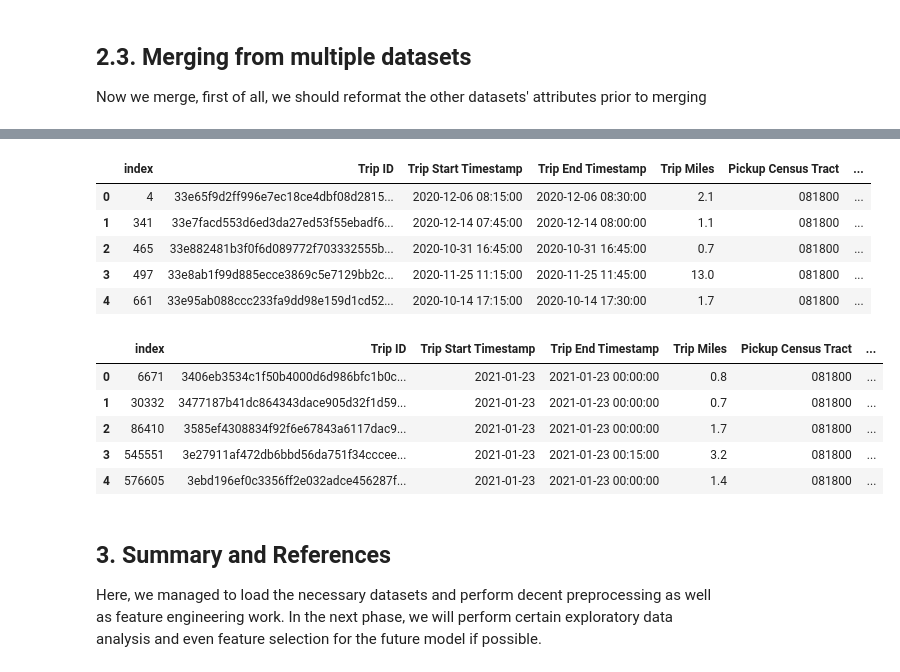
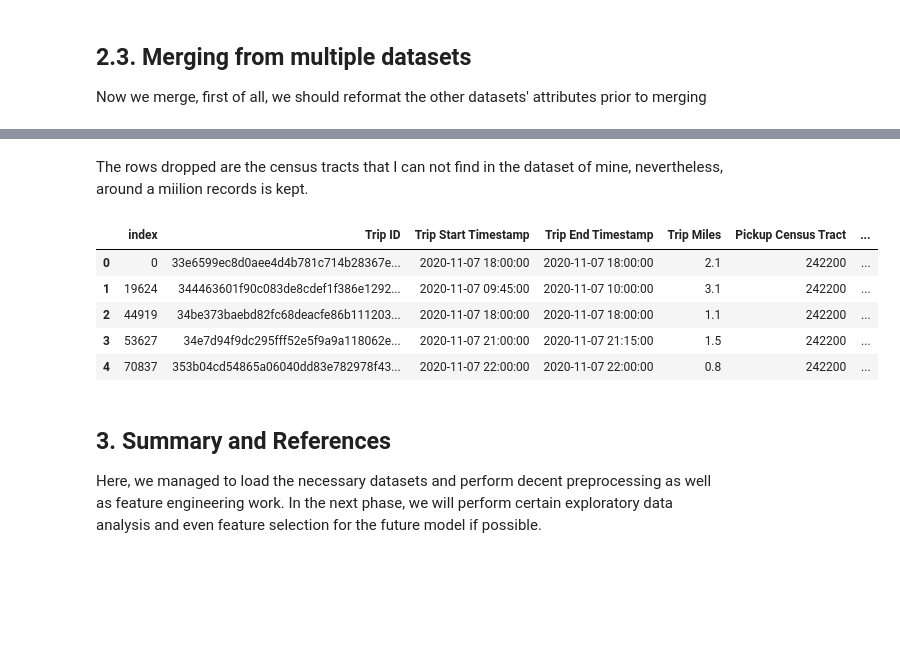
Before and after one commit to Taiducphan1234/Ride-Hailing-Data-Analysis-and-Tipping-Prediction, a Jupyter notebook: Ride-Hailing Data Analysis - Data Preparation and Preprocessing.ipynb, the cells around one changed output, grey strips where cells are left out. Cells and saved outputs as stored; diff of their text form; code cells hidden in the pictures; blank space fills up the shorter version.

```diff
--- a/Ride-Hailing Data Analysis - Data Preparation and Preprocessing.ipynb
+++ b/Ride-Hailing Data Analysis - Data Preparation and Preprocessing.ipynb
@@ -381,10 +381,11 @@ census_tracts.head()
 | 4 | Census Tract 104; Cook County; Il... | 4473.0 | 2294.0 | 0.512855 | 0.077800 | 30.1 | ... |
 # %%
 #Reduce the ID down to only the code:
+census_tracts = pd.read_excel('Datasets\census_tracts_dataset.xlsx')
 def simplify_ID(ID):
     result = ID[13:-23]
-    #If result is of length 3 (like 101 without .xx afterwards), add 00 to match up with the format of the rides dataset
-    if len(result) == 3:
+    #If result is without .xx afterwards, add 00 to match up with the format of the rides dataset
+    if result.find('.') == -1:
         result = result + '00'
     else:
         #Remove the '.' separator
@@ -392,4 +393,3 @@ def simplify_ID(ID):
     return result
 
 census_tracts['ID'] = census_tracts['ID'].apply(simplify_ID)
-census_tracts.head()
@@ -546,21 +525,16 @@ ride_merge.head()
-# %%
-ride_merge['Date Only'] = ride_merge['Trip Start Timestamp'].apply(lambda x: datetime.strftime(x, '%Y-%M-%d'))
-ride_merge.head()
-# %% [output]
-|  | index | Trip ID | Trip Start Timestamp | Trip End Timestamp | Trip Miles | Pickup Census Tract | ... |
-| 0 | 4 | 33e65f9d2ff996e7ec18ce4dbf08d2815... | 2020-12-06 08:15:00 | 2020-12-06 08:30:00 | 2.1 | 081800 | ... |
-| 1 | 341 | 33e7facd553d6ed3da27ed53f55ebadf6... | 2020-12-14 07:45:00 | 2020-12-14 08:00:00 | 1.1 | 081800 | ... |
-| 2 | 465 | 33e882481b3f0f6d089772f703332555b... | 2020-10-31 16:45:00 | 2020-10-31 16:45:00 | 0.7 | 081800 | ... |
-| 3 | 497 | 33e8ab1f99d885ecce3869c5e7129bb2c... | 2020-11-25 11:15:00 | 2020-11-25 11:45:00 | 13.0 | 081800 | ... |
-| 4 | 661 | 33e95ab088ccc233fa9dd98e159d1cd52... | 2020-10-14 17:15:00 | 2020-10-14 17:30:00 | 1.7 | 081800 | ... |
+# %% [markdown]
+The rows dropped are the census tracts that I can not find in the dataset of mine, nevertheless, around a miilion records is kept.
+# %%
+chicago_weather['Date Only'] = chicago_weather['Date'].apply(lambda x: datetime.strftime(x, '%d/%m/%y'))
+ride_merge['Date Only'] = ride_merge['Trip Start Timestamp'].apply(lambda x: datetime.strftime(x, '%d/%m/%y'))
 # %%
-ride_merge2 = pd.merge(ride_merge, chicago_weather, how='inner', left_on = 'Trip Start Timestamp', right_on='Date')
+ride_merge2 = pd.merge(ride_merge, chicago_weather, how='inner', left_on = 'Date Only', right_on='Date Only')
 ride_merge2.head()
 # %% [output]
 |  | index | Trip ID | Trip Start Timestamp | Trip End Timestamp | Trip Miles | Pickup Census Tract | ... |
-| 0 | 6671 | 3406eb3534c1f50b4000d6d986bfc1b0c... | 2021-01-23 | 2021-01-23 00:00:00 | 0.8 | 081800 | ... |
-| 1 | 30332 | 3477187b41dc864343dace905d32f1d59... | 2021-01-23 | 2021-01-23 00:00:00 | 0.7 | 081800 | ... |
-| 2 | 86410 | 3585ef4308834f92f6e67843a6117dac9... | 2021-01-23 | 2021-01-23 00:00:00 | 1.7 | 081800 | ... |
-| 3 | 545551 | 3e27911af472db6bbd56da751f34cccee... | 2021-01-23 | 2021-01-23 00:15:00 | 3.2 | 081800 | ... |
-| 4 | 576605 | 3ebd196ef0c3356ff2e032adce456287f... | 2021-01-23 | 2021-01-23 00:00:00 | 1.4 | 081800 | ... |
+| 0 | 0 | 33e6599ec8d0aee4d4b781c714b28367e... | 2020-11-07 18:00:00 | 2020-11-07 18:00:00 | 2.1 | 242200 | ... |
+| 1 | 19624 | 344463601f90c083de8cdef1f386e1292... | 2020-11-07 09:45:00 | 2020-11-07 10:00:00 | 3.1 | 242200 | ... |
+| 2 | 44919 | 34be373baebd82fc68deacfe86b111203... | 2020-11-07 18:00:00 | 2020-11-07 18:00:00 | 1.1 | 242200 | ... |
+| 3 | 53627 | 34e7d94f9dc295fff52e5f9a9a118062e... | 2020-11-07 21:00:00 | 2020-11-07 21:15:00 | 1.5 | 242200 | ... |
+| 4 | 70837 | 353b04cd54865a06040dd83e782978f43... | 2020-11-07 22:00:00 | 2020-11-07 22:00:00 | 0.8 | 242200 | ... |
 # %%
```
Also changed, not shown: parts of 6 cells of this notebook.
